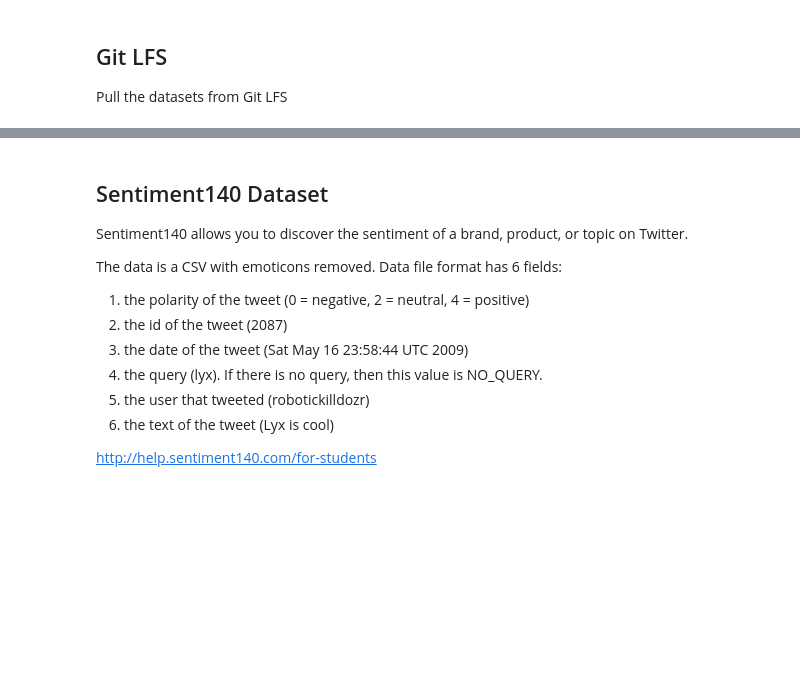
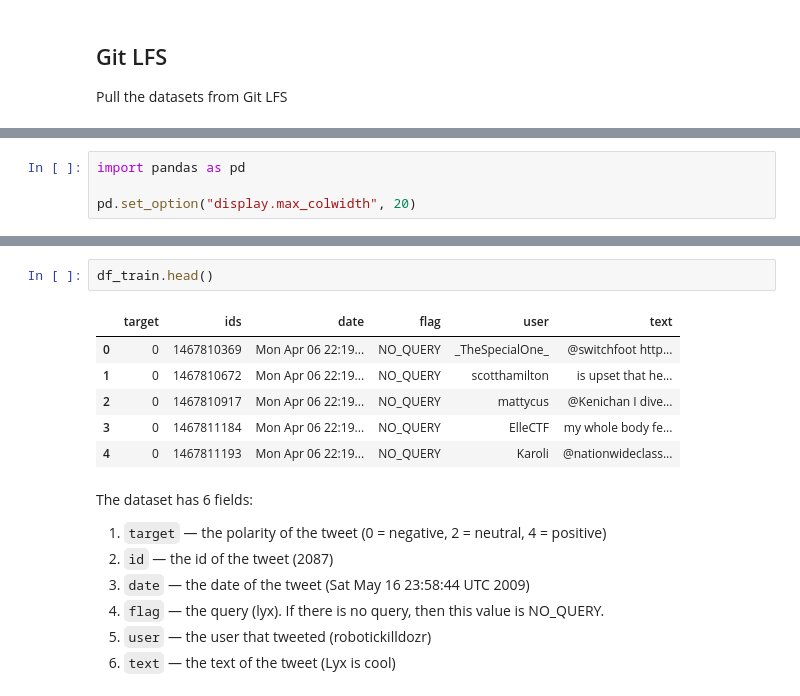
Before and after one commit to subsystem3/project, a Jupyter notebook: project.ipynb, the cells around one changed output, grey strips where cells are left out. Drawn from its saved outputs; the diff is of its cells as text; blank space fills up the shorter version.

```diff
--- a/project.ipynb
+++ b/project.ipynb
@@ -12,0 +49,4 @@ Pull the datasets from Git LFS
+# %%
+import pandas as pd
+
+pd.set_option("display.max_colwidth", 20)
@@ -13,15 +87,18 @@ Pull the datasets from Git LFS
+# %%
+df_train.head()
+# %% [output]
+|  | target | ids | date | flag | user | text |
+| 0 | 0 | 1467810369 | Mon Apr 06 22:19... | NO_QUERY | _TheSpecialOne_ | @switchfoot http... |
+| 1 | 0 | 1467810672 | Mon Apr 06 22:19... | NO_QUERY | scotthamilton | is upset that he... |
+| 2 | 0 | 1467810917 | Mon Apr 06 22:19... | NO_QUERY | mattycus | @Kenichan I dive... |
+| 3 | 0 | 1467811184 | Mon Apr 06 22:19... | NO_QUERY | ElleCTF | my whole body fe... |
+| 4 | 0 | 1467811193 | Mon Apr 06 22:19... | NO_QUERY | Karoli | @nationwideclass... |
 # %% [markdown]
-## Sentiment140 Dataset
+The dataset has 6 fields:
 
-Sentiment140 allows you to discover the sentiment of a brand, product, or topic on Twitter.
-
-The data is a CSV with emoticons removed. Data file format has 6 fields:
-
-1. the polarity of the tweet (0 = negative, 2 = neutral, 4 = positive)
-1. the id of the tweet (2087)
-1. the date of the tweet (Sat May 16 23:58:44 UTC 2009)
-1. the query (lyx). If there is no query, then this value is NO_QUERY.
-1. the user that tweeted (robotickilldozr)
-1. the text of the tweet (Lyx is cool)
-
-<http://help.sentiment140.com/for-students>
+1. `target` — the polarity of the tweet (0 = negative, 2 = neutral, 4 = positive)
+1. `id` — the id of the tweet (2087)
+1. `date` — the date of the tweet (Sat May 16 23:58:44 UTC 2009)
+1. `flag` — the query (lyx). If there is no query, then this value is NO_QUERY.
+1. `user` — the user that tweeted (robotickilldozr)
+1. `text` — the text of the tweet (Lyx is cool)
```
Also changed, not shown: parts of 51 cells of this notebook, 9 other files.
